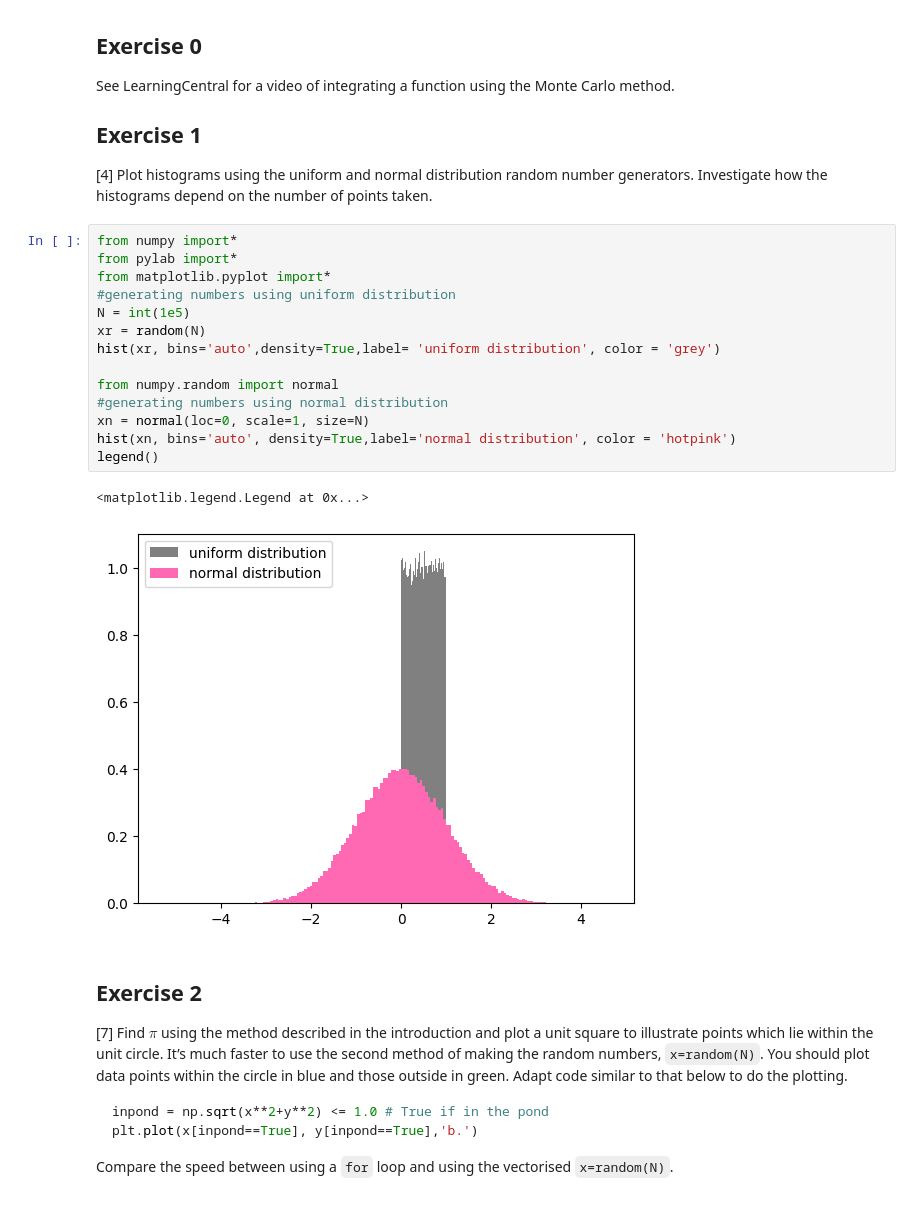
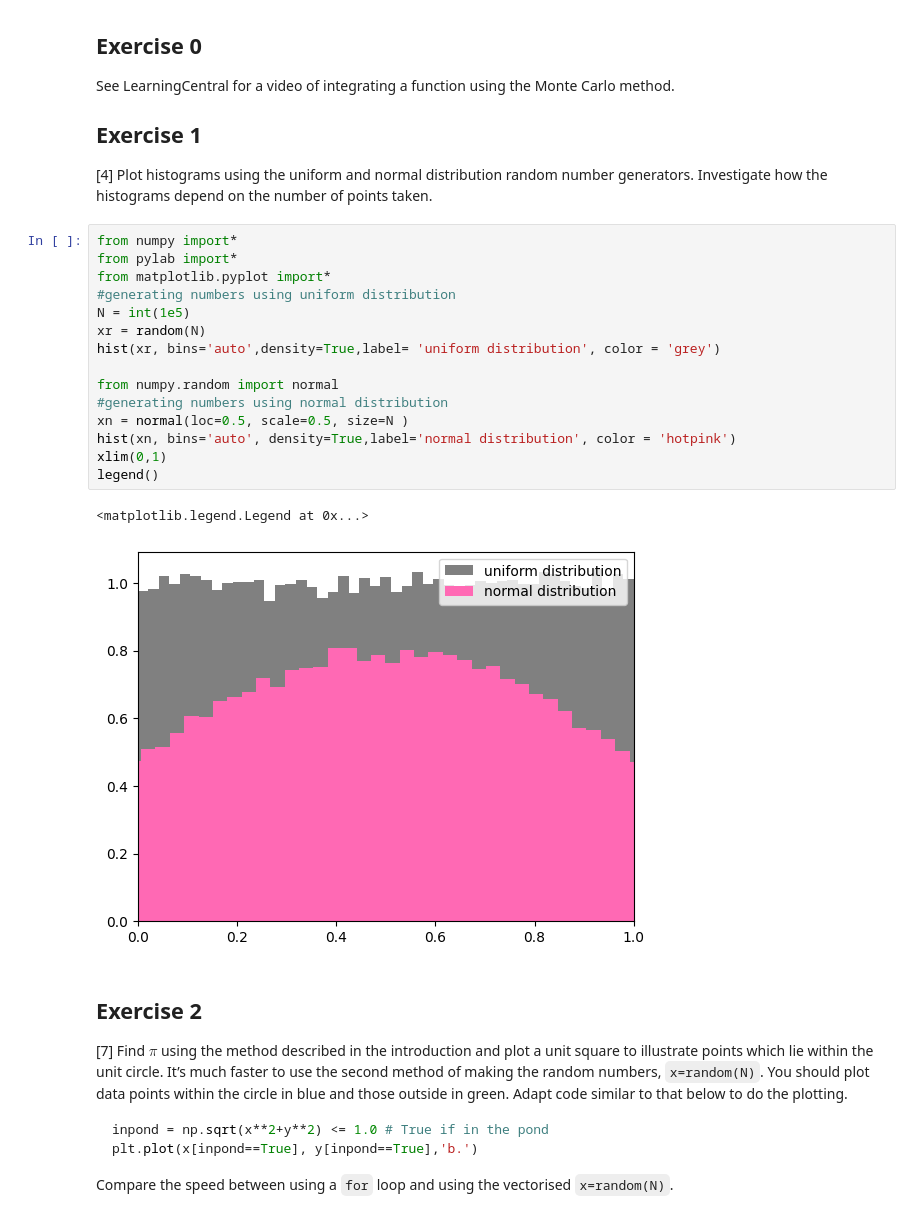
Before and after one commit to PX2145-2025/week-6-b-cardozorania, a Jupyter notebook: Monte_Carlo.ipynb, the cells around one changed output. Saved outputs shown, nothing was run; the diff lists cells and outputs as text.

```diff
--- a/Monte_Carlo.ipynb
+++ b/Monte_Carlo.ipynb
@@ -185,20 +185,21 @@ taken.
 # %%
 from numpy import*
 from pylab import*
 from matplotlib.pyplot import*
 #generating numbers using uniform distribution
 N = int(1e5)
 xr = random(N)
 hist(xr, bins='auto',density=True,label= 'uniform distribution', color = 'grey')
 
 from numpy.random import normal
 #generating numbers using normal distribution
-xn = normal(loc=0, scale=1, size=N)
+xn = normal(loc=0.5, scale=0.5, size=N )
 hist(xn, bins='auto', density=True,label='normal distribution', color = 'hotpink')
+xlim(0,1)
 legend()
 # %% [output]
 <matplotlib.legend.Legend at 0x...>
-[figure, old version]
+[figure, new version]
 # %% [markdown]
 ## Exercise 2
 
```
Also changed, not shown: parts of 3 cells of this notebook.
